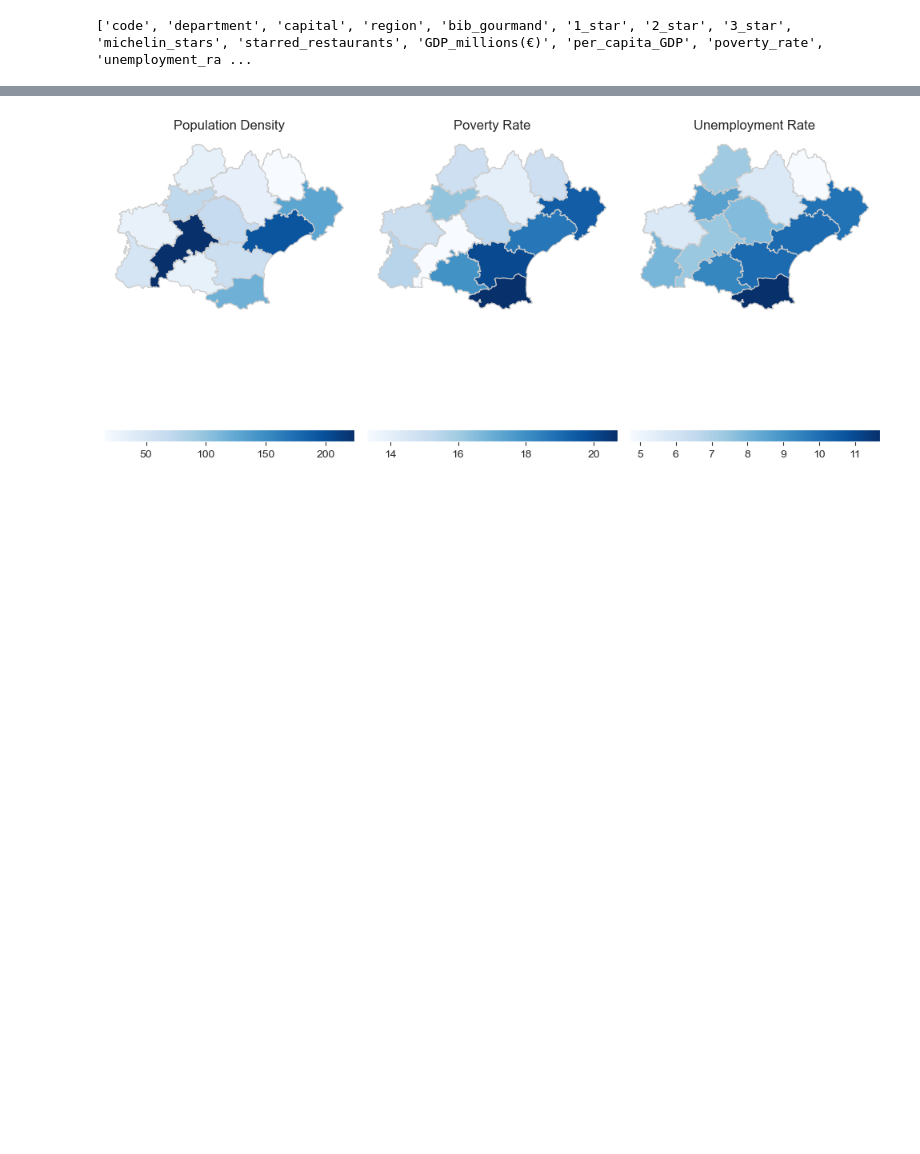
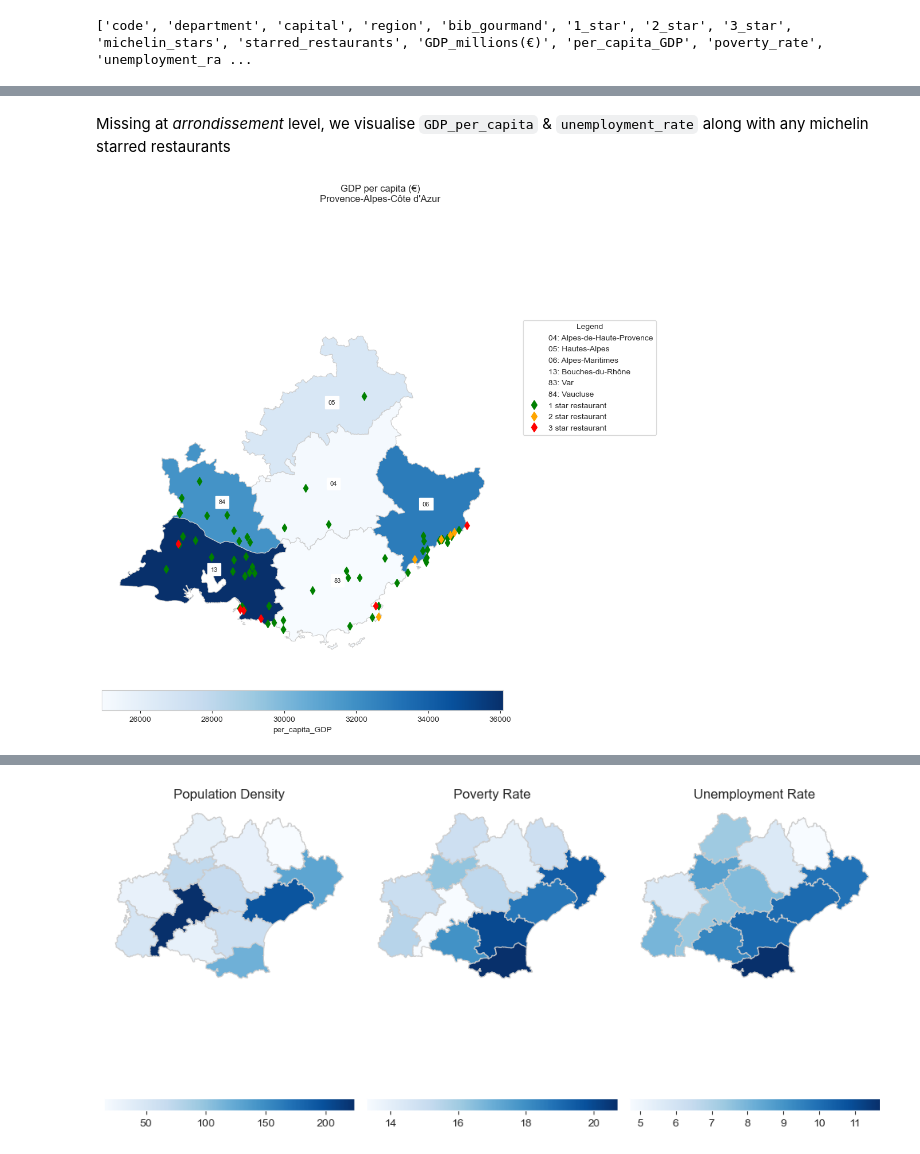
Before and after one commit to pineapple-bois/Michelin_Rated_Restaurants, a Jupyter notebook: Notebooks/France/France_Analysis.ipynb, the cells around one changed output, grey strips where cells are left out. Drawn from its saved outputs; the diff is of its cells as text; code cells hidden in the pictures; blank space fills up the shorter version.

```diff
--- a/Notebooks/France/France_Analysis.ipynb
+++ b/Notebooks/France/France_Analysis.ipynb
@@ -328,0 +394,7 @@ plot_multi_choropleth(paca, ['pop_density', 'poverty_rate', 'unemployment_rate']
+# %% [markdown]
+Missing at *arrondissement* level, we visualise `GDP_per_capita` & `unemployment_rate` along with any michelin starred restaurants
+# %%
+plot_choropleth(paca_dept, 'per_capita_GDP', 'GDP per capita (€)',
+                restaurants=True, show_legend=True)
+# %% [output]
+[figure, added]
```
Also changed, not shown: parts of 43 cells of this notebook.
